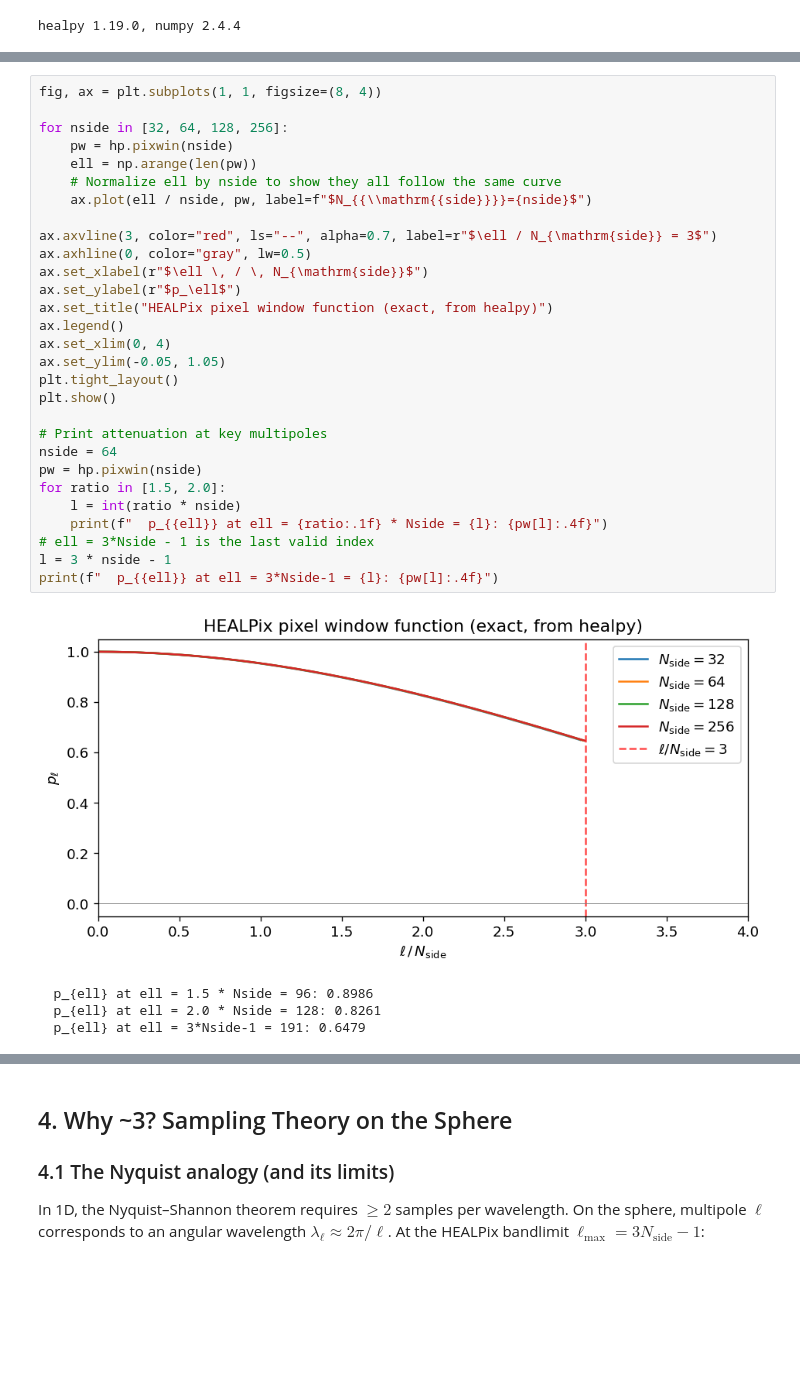
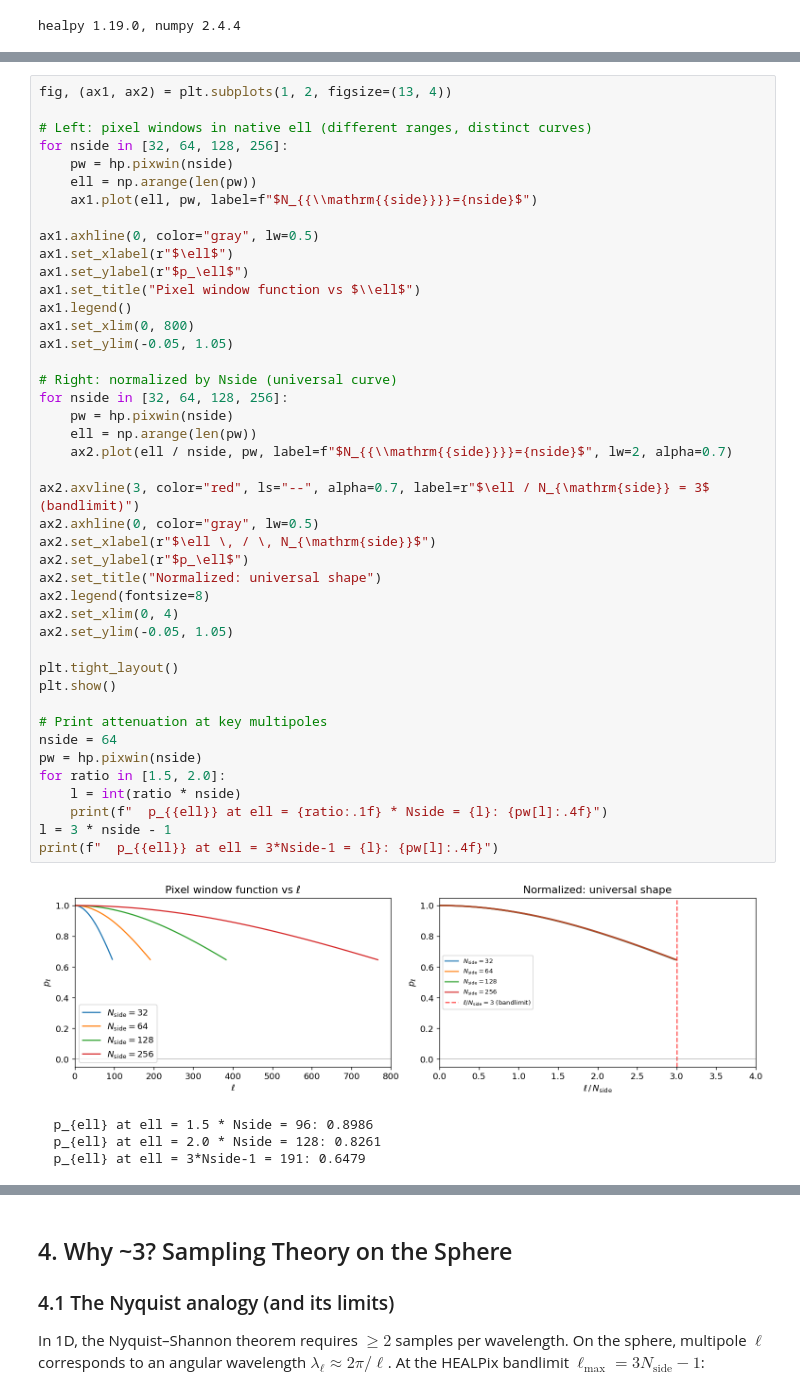
Before and after one commit to zonca/zonca.dev, a Jupyter notebook: posts/2026-04-06-why-3-pixels-per-beam.ipynb, the cells around one changed output, grey strips where cells are left out. Saved outputs shown, nothing was run; the diff lists cells and outputs as text; blank space fills up the shorter version.

```diff
--- a/posts/2026-04-06-why-3-pixels-per-beam.ipynb
+++ b/posts/2026-04-06-why-3-pixels-per-beam.ipynb
@@ -74,34 +74,48 @@ Let's compute and plot the exact pixel window functions for several $N_{\mathrm{
 # %%
-fig, ax = plt.subplots(1, 1, figsize=(8, 4))
+fig, (ax1, ax2) = plt.subplots(1, 2, figsize=(13, 4))
 
+# Left: pixel windows in native ell (different ranges, distinct curves)
 for nside in [32, 64, 128, 256]:
     pw = hp.pixwin(nside)
     ell = np.arange(len(pw))
-    # Normalize ell by nside to show they all follow the same curve
-    ax.plot(ell / nside, pw, label=f"$N_{{\\mathrm{{side}}}}={nside}$")
+    ax1.plot(ell, pw, label=f"$N_{{\\mathrm{{side}}}}={nside}$")
 
-ax.axvline(3, color="red", ls="--", alpha=0.7, label=r"$\ell / N_{\mathrm{side}} = 3$")
-ax.axhline(0, color="gray", lw=0.5)
-ax.set_xlabel(r"$\ell \, / \, N_{\mathrm{side}}$")
-ax.set_ylabel(r"$p_\ell$")
-ax.set_title("HEALPix pixel window function (exact, from healpy)")
-ax.legend()
-ax.set_xlim(0, 4)
-ax.set_ylim(-0.05, 1.05)
+ax1.axhline(0, color="gray", lw=0.5)
+ax1.set_xlabel(r"$\ell$")
+ax1.set_ylabel(r"$p_\ell$")
+ax1.set_title("Pixel window function vs $\\ell$")
+ax1.legend()
+ax1.set_xlim(0, 800)
+ax1.set_ylim(-0.05, 1.05)
+
+# Right: normalized by Nside (universal curve)
+for nside in [32, 64, 128, 256]:
+    pw = hp.pixwin(nside)
+    ell = np.arange(len(pw))
+    ax2.plot(ell / nside, pw, label=f"$N_{{\\mathrm{{side}}}}={nside}$", lw=2, alpha=0.7)
+
+ax2.axvline(3, color="red", ls="--", alpha=0.7, label=r"$\ell / N_{\mathrm{side}} = 3$ (bandlimit)")
+ax2.axhline(0, color="gray", lw=0.5)
+ax2.set_xlabel(r"$\ell \, / \, N_{\mathrm{side}}$")
+ax2.set_ylabel(r"$p_\ell$")
+ax2.set_title("Normalized: universal shape")
+ax2.legend(fontsize=8)
+ax2.set_xlim(0, 4)
+ax2.set_ylim(-0.05, 1.05)
+
 plt.tight_layout()
 plt.show()
 
 # Print attenuation at key multipoles
 nside = 64
 pw = hp.pixwin(nside)
 for ratio in [1.5, 2.0]:
     l = int(ratio * nside)
     print(f"  p_{{ell}} at ell = {ratio:.1f} * Nside = {l}: {pw[l]:.4f}")
-# ell = 3*Nside - 1 is the last valid index
 l = 3 * nside - 1
 print(f"  p_{{ell}} at ell = 3*Nside-1 = {l}: {pw[l]:.4f}")
 # %% [output]
-[figure, old version]
+[figure, new version]
   p_{ell} at ell = 1.5 * Nside = 96: 0.8986
   p_{ell} at ell = 2.0 * Nside = 128: 0.8261
   p_{ell} at ell = 3*Nside-1 = 191: 0.6479
```
Also changed, not shown: parts of 12 cells of this notebook.
